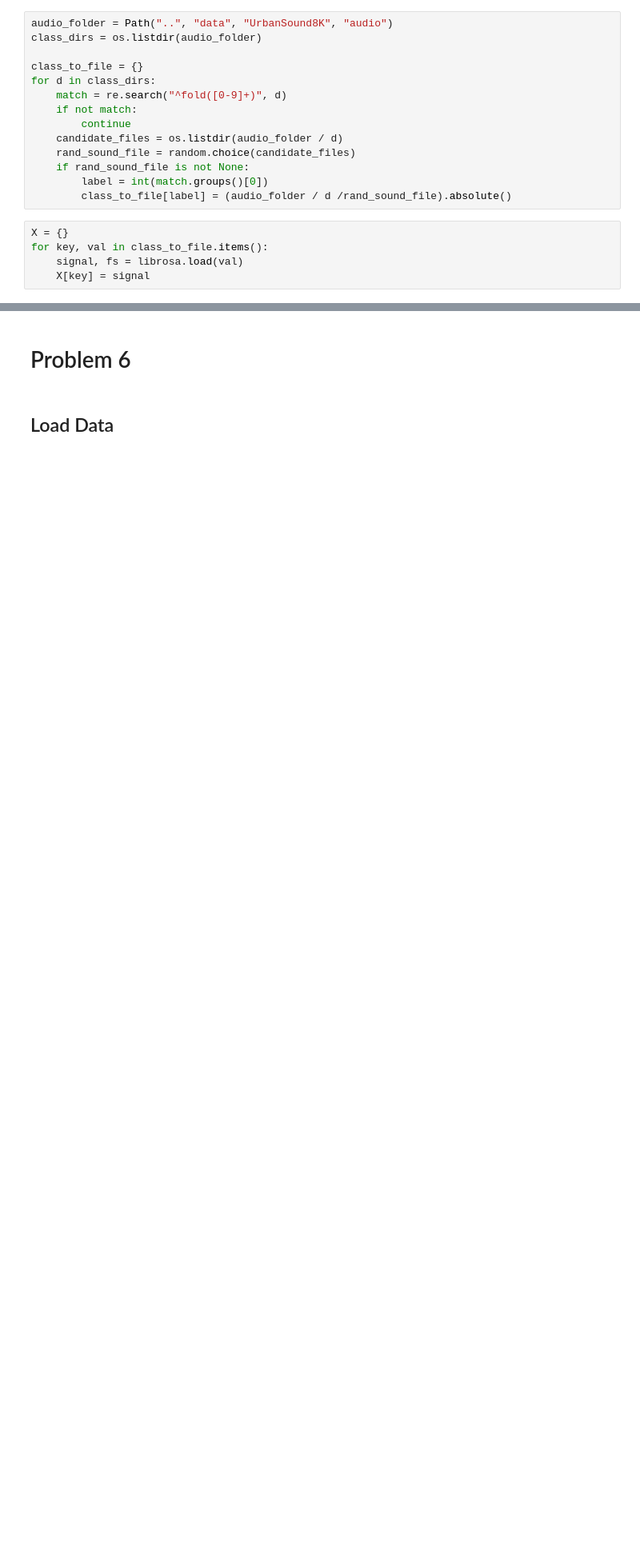
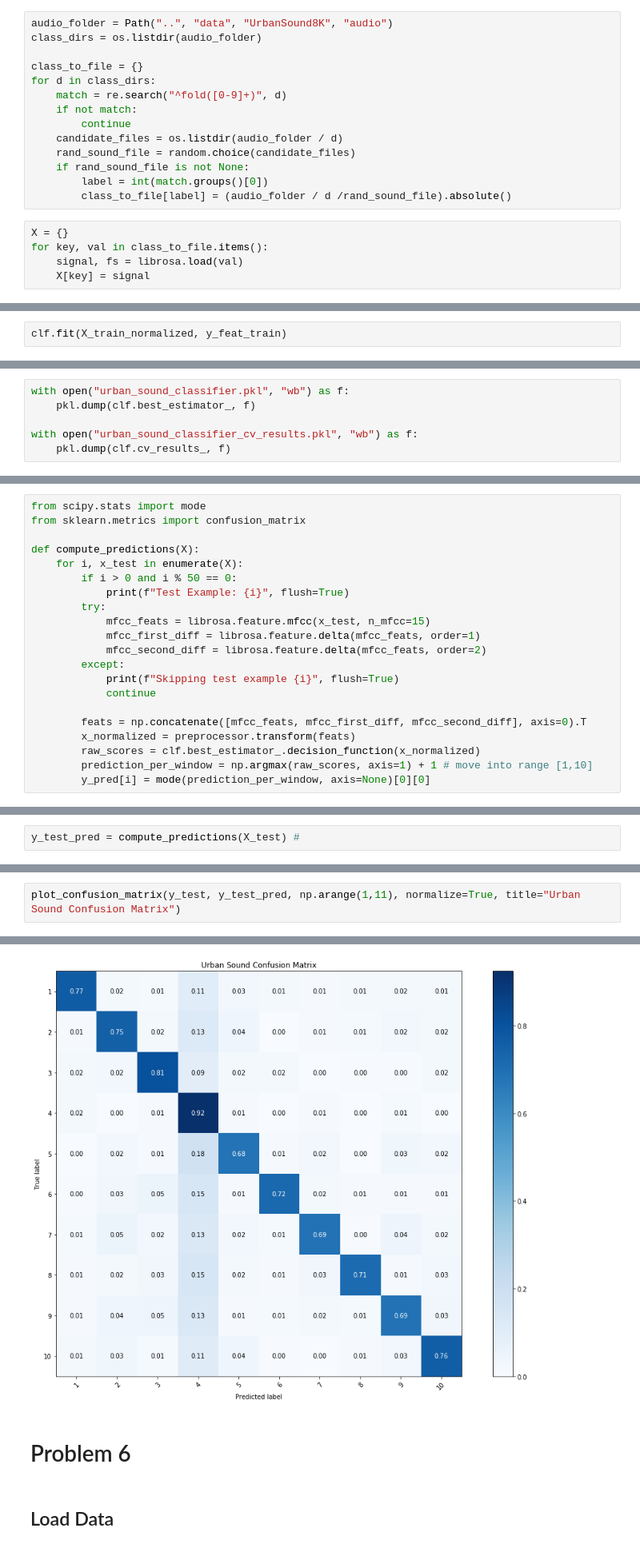
Before and after one commit to chaaland/bloomberg-ml-course, a Jupyter notebook: HW6/writeup/HW6.ipynb, the cells around one changed output, grey strips where cells are left out. Shown at 80% size. Saved outputs shown, nothing was run; the diff lists cells and outputs as text; blank space fills up the shorter version.

```diff
--- a/HW6/writeup/HW6.ipynb
+++ b/HW6/writeup/HW6.ipynb
@@ -284,0 +349,2 @@ print(rgrid.best_estimator_.alpha)
+# %%
+clf.fit(X_train_normalized, y_feat_train)
@@ -284,0 +364,6 @@ print(rgrid.best_estimator_.alpha)
+# %%
+with open("urban_sound_classifier.pkl", "wb") as f:
+    pkl.dump(clf.best_estimator_, f)
+
+with open("urban_sound_classifier_cv_results.pkl", "wb") as f:
+    pkl.dump(clf.cv_results_, f)
@@ -284,0 +402,21 @@ print(rgrid.best_estimator_.alpha)
+# %%
+from scipy.stats import mode
+from sklearn.metrics import confusion_matrix
+
+def compute_predictions(X):
+    for i, x_test in enumerate(X):
+        if i > 0 and i % 50 == 0:
+            print(f"Test Example: {i}", flush=True)
+        try:
+            mfcc_feats = librosa.feature.mfcc(x_test, n_mfcc=15)
+            mfcc_first_diff = librosa.feature.delta(mfcc_feats, order=1)
+            mfcc_second_diff = librosa.feature.delta(mfcc_feats, order=2)
+        except:
+            print(f"Skipping test example {i}", flush=True)
+            continue
+
+        feats = np.concatenate([mfcc_feats, mfcc_first_diff, mfcc_second_diff], axis=0).T
+        x_normalized = preprocessor.transform(feats)
+        raw_scores = clf.best_estimator_.decision_function(x_normalized)
+        prediction_per_window = np.argmax(raw_scores, axis=1) + 1 # move into range [1,10]
+        y_pred[i] = mode(prediction_per_window, axis=None)[0][0]
@@ -284,0 +442,2 @@ print(rgrid.best_estimator_.alpha)
+# %%
+y_test_pred = compute_predictions(X_test) #
@@ -284,0 +504,3 @@ print(rgrid.best_estimator_.alpha)
+# %%
+plot_confusion_matrix(y_test, y_test_pred, np.arange(1,11), normalize=True, title="Urban Sound Confusion Matrix")
+# %% [output]
@@ -285,3 +509,4 @@ print(rgrid.best_estimator_.alpha)
+[figure, added]
 # %% [markdown]
 # Problem 6
 # %% [markdown]
```
Also changed, not shown: parts of 31 cells of this notebook.
